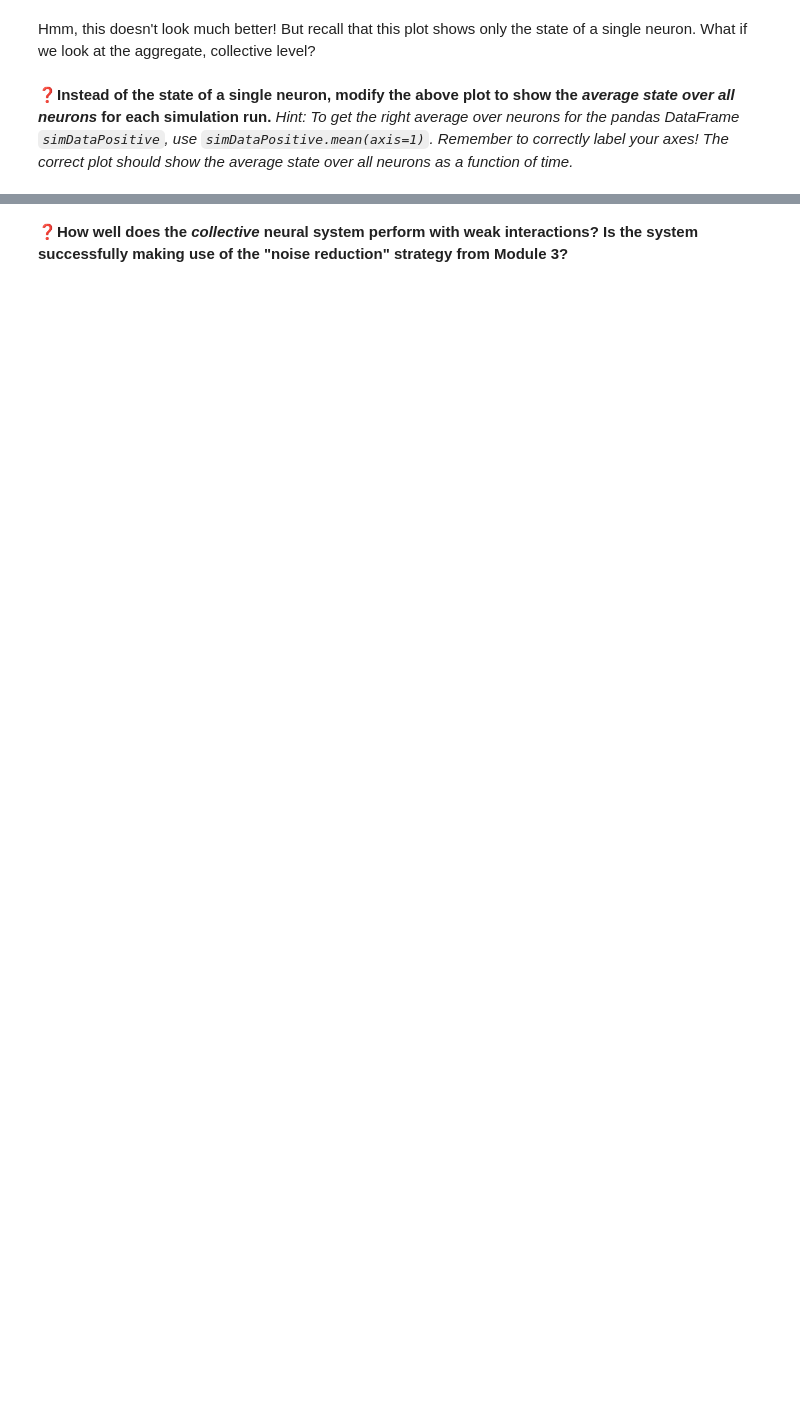
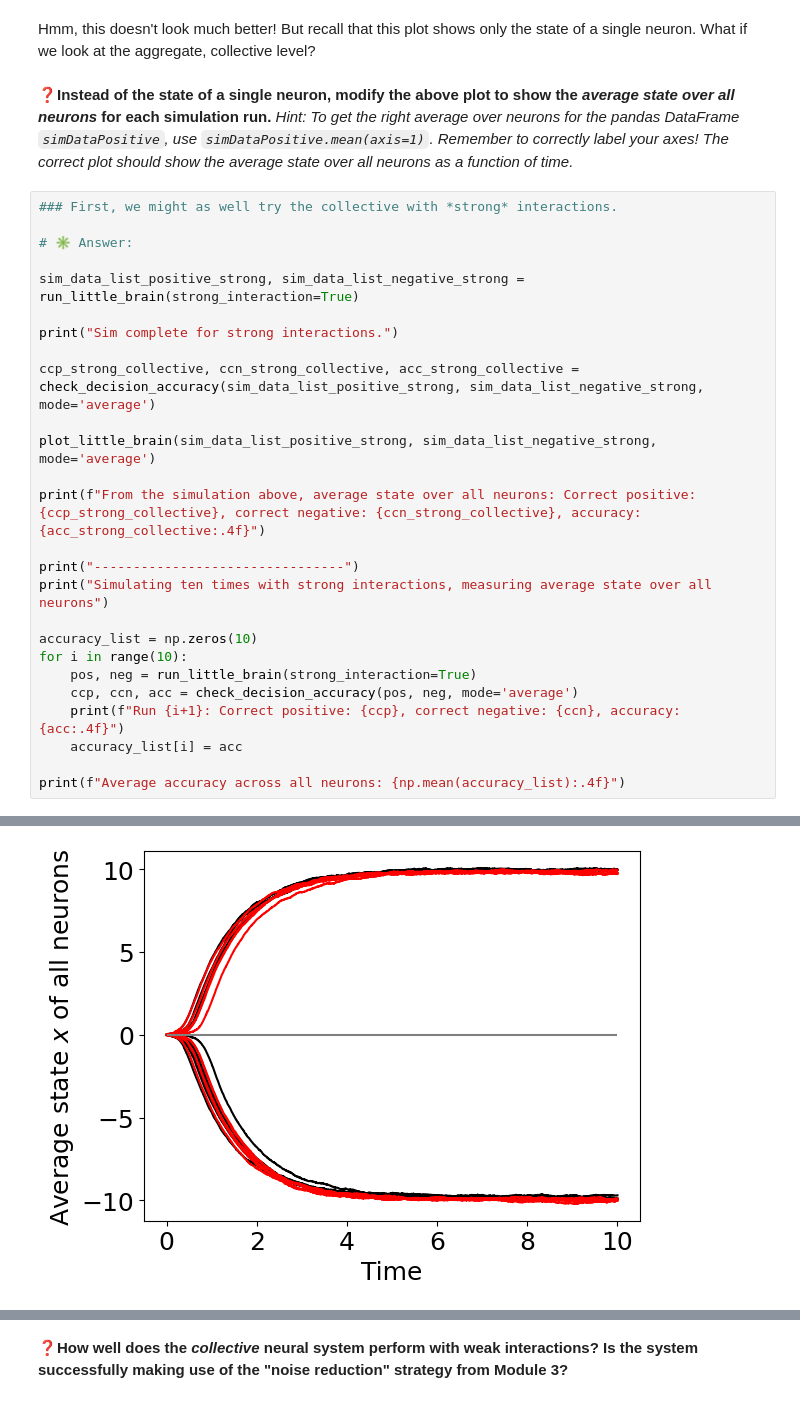
Before and after one commit to peterdresslar/CAS-503-Collectives, a Jupyter notebook: zaphod/5-Decisions.ipynb, the cells around one changed output, grey strips where cells are left out. Drawn from its saved outputs; the diff is of its cells as text; blank space fills up the shorter version.

```diff
--- a/zaphod/5-Decisions.ipynb
+++ b/zaphod/5-Decisions.ipynb
@@ -267,2 +326,29 @@ Hmm, this doesn't look much better!  But recall that this plot shows only the st
 # %% [markdown]
 ❓**Instead of the state of a single neuron, modify the above plot to show the *average state over all neurons* for each simulation run.** *Hint: To get the right average over neurons for the pandas DataFrame `simDataPositive`, use `simDataPositive.mean(axis=1)`.  Remember to correctly label your axes!  The correct plot should show the average state over all neurons as a function of time.*
+# %%
+### First, we might as well try the collective with *strong* interactions.
+
+# ✳️ Answer:
+
+sim_data_list_positive_strong, sim_data_list_negative_strong = run_little_brain(strong_interaction=True)
+
+print("Sim complete for strong interactions.")
+
+ccp_strong_collective, ccn_strong_collective, acc_strong_collective = check_decision_accuracy(sim_data_list_positive_strong, sim_data_list_negative_strong, mode='average')
+
+plot_little_brain(sim_data_list_positive_strong, sim_data_list_negative_strong, mode='average')
+
+print(f"From the simulation above, average state over all neurons: Correct positive: {ccp_strong_collective}, correct negative: {ccn_strong_collective}, accuracy: {acc_strong_collective:.4f}")
+
+print("--------------------------------")
+print("Simulating ten times with strong interactions, measuring average state over all neurons")
+
+accuracy_list = np.zeros(10)
+for i in range(10):
+    pos, neg = run_little_brain(strong_interaction=True)
+    ccp, ccn, acc = check_decision_accuracy(pos, neg, mode='average')
+    print(f"Run {i+1}: Correct positive: {ccp}, correct negative: {ccn}, accuracy: {acc:.4f}")
+    accuracy_list[i] = acc
+
+print(f"Average accuracy across all neurons: {np.mean(accuracy_list):.4f}")
+# %% [output]
@@ -268,0 +370 @@ Hmm, this doesn't look much better!  But recall that this plot shows only the st
+[figure, added]
```
Also changed, not shown: parts of 15 cells of this notebook, 3 other files.
